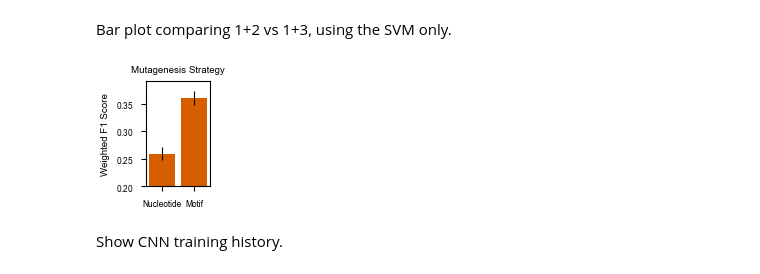
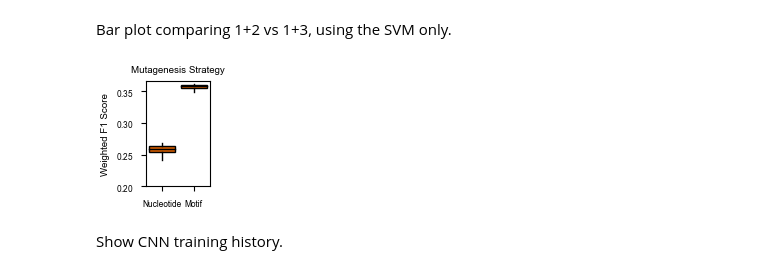
Before and after one commit to barakcohenlab/CRX-Active-Learning, a Jupyter notebook: classifier_performance.ipynb, the cells around one changed output. Saved outputs shown, nothing was run; the diff lists cells and outputs as text; code cells hidden in the pictures.

```diff
--- a/classifier_performance.ipynb
+++ b/classifier_performance.ipynb
@@ -301,26 +397,33 @@ plot_utils.save_fig(fig, os.path.join(figures_dir, "samplingComparison"))
 # %% [markdown]
 Bar plot comparing 1+2 vs 1+3, using the SVM only.
 # %%
-perturbation_comparison_df = model_summary_df.loc[(["Round2", "Round3aNoRound2"], "SVM", "Mutagenesis")]
-perturbation_comparison_df = perturbation_comparison_df.rename(index={
+perturbation_comparison_df = model_df.loc[
+    ["Round2", "Round3aNoRound2"]
+].rename(index={
     "Round2": "Nucleotide",
     "Round3aNoRound2": "Motif"
-}).droplevel(["model", "test_set"])
+}).reset_index()
+perturbation_comparison_df = perturbation_comparison_df[(perturbation_comparison_df["model"] == "SVM")]
+perturbation_comparison_df = perturbation_comparison_df.pivot(
+    columns = "dataset",
+    index = "fold",
+    values = "weighted"
+)[["Nucleotide", "Motif"]]
+
 fig, ax = plt.subplots(figsize=plot_utils.get_figsize(frac=0.12, aspect=1.67))
-ax.bar(
-    np.arange(len(perturbation_comparison_df)),
-    perturbation_comparison_df["weighted", "mean"],
-    yerr=perturbation_comparison_df["weighted", "std"],
-    tick_label=perturbation_comparison_df.index,
-    color=svm_color,
+bplot = ax.boxplot(
+    perturbation_comparison_df,
+    labels = perturbation_comparison_df.columns,
+    widths = 0.8,
+    patch_artist = True,
+    boxprops = {"facecolor": svm_color}
 )
 ax.set_yticks(np.arange(0.2, ax.get_ylim()[1], 0.05))
 ax.set_ylabel("Weighted F1 Score")
 ax.set_title("Mutagenesis Strategy")
-ax.set_ylim(bottom=0.2)
-plot_utils.save_fig(fig, os.path.join(figures_dir, "mutagenesisComparison"))
+plot_utils.save_fig(fig, os.path.join(figures_dir, "mutagenesisComparison_boxplot"))
 # %% [output]
-[figure, old version]
+[figure, new version]
 # %% [markdown]
 Show CNN training history.
 # %%
```
Also changed, not shown: parts of 4 cells of this notebook.
